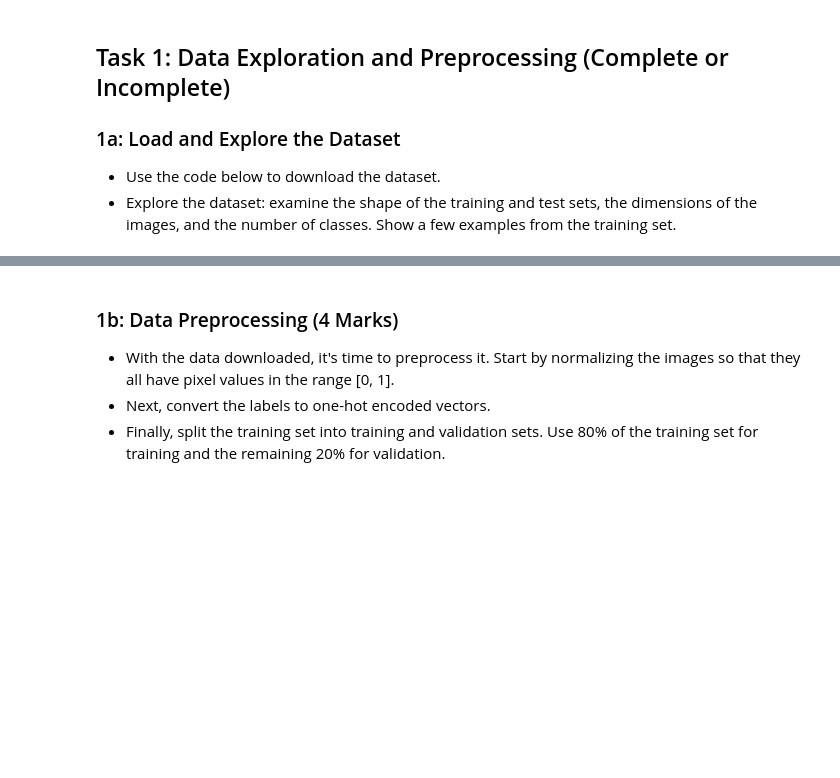
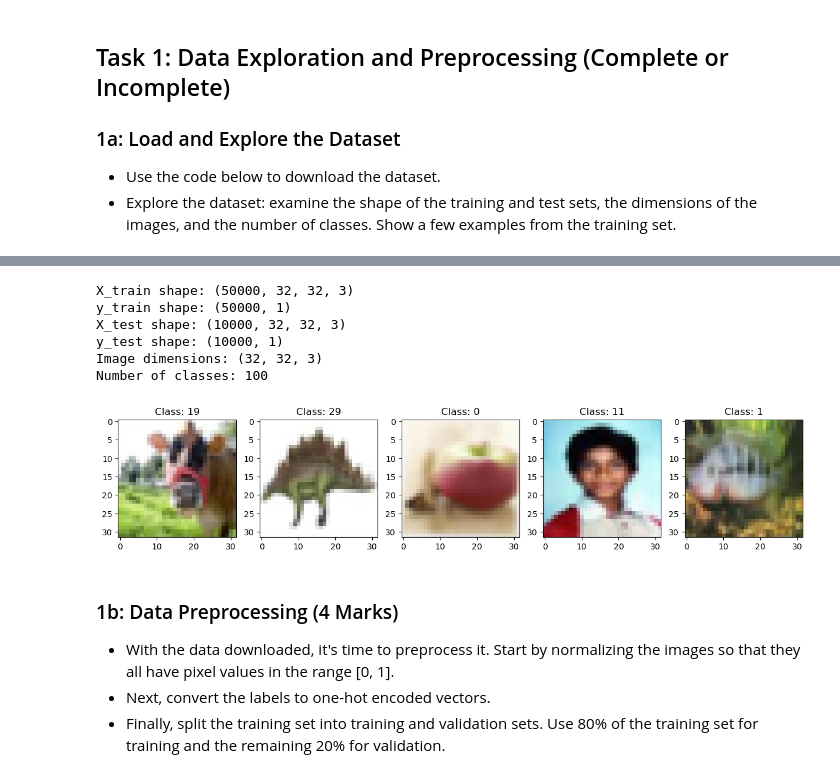
Before and after one commit to UofT-DSI/deep_learning, a Jupyter notebook: 02_activities/assignments/assignment_1.ipynb, the cells around one changed output, grey strips where cells are left out. Saved outputs shown, nothing was run; the diff lists cells and outputs as text; code cells hidden in the pictures; blank space fills up the shorter version.

```diff
--- a/02_activities/assignments/assignment_1.ipynb
+++ b/02_activities/assignments/assignment_1.ipynb
@@ -19,4 +19,4 @@ You will use Keras with TensorFlow to develop your CNN. For this assignment, it'
 from keras.datasets import cifar100
 
 # Load the CIFAR-100 dataset
-(x_train, y_train), (x_test, y_test) = cifar100.load_data(label_mode='fine')
+(X_train, y_train), (X_test, y_test) = cifar100.load_data(label_mode='fine')
@@ -26,5 +23,36 @@ To enable the following instructions: AVX2 FMA, in other operations, rebuild Ten
 # %%
 # Your code here
+import numpy as np
+import matplotlib.pyplot as plt
+# shape
+print(f'X_train shape: {X_train.shape}')
+print(f'y_train shape: {y_train.shape}')
+print(f'X_test shape: {X_test.shape}')
+print(f'y_test shape: {y_test.shape}')
+
+# dimension
+print(f"Image dimensions: {X_train.shape[1:]}")
+
+# number of classes
+num_classes = len(np.unique(y_train))
+print(f"Number of classes: {num_classes}")
+
+
+# Display a few examples from the training set
+fig, axes = plt.subplots(1, 5, figsize=(15, 3))
+for i in range(5):
+    axes[i].imshow(X_train[i]) # X contains the image
+    axes[i].set_title(f"Class: {y_train[i][0]}") # Y contains the labels
+
+plt.show()
+# %% [output]
+X_train shape: (50000, 32, 32, 3)
+y_train shape: (50000, 1)
+X_test shape: (10000, 32, 32, 3)
+y_test shape: (10000, 1)
+Image dimensions: (32, 32, 3)
+Number of classes: 100
+[figure, added]
 # %% [markdown]
 ### 1b: Data Preprocessing (4 Marks)
 - With the data downloaded, it's time to preprocess it. Start by normalizing the images so that they all have pixel values in the range [0, 1].
```
Also changed, not shown: parts of 10 cells of this notebook.
